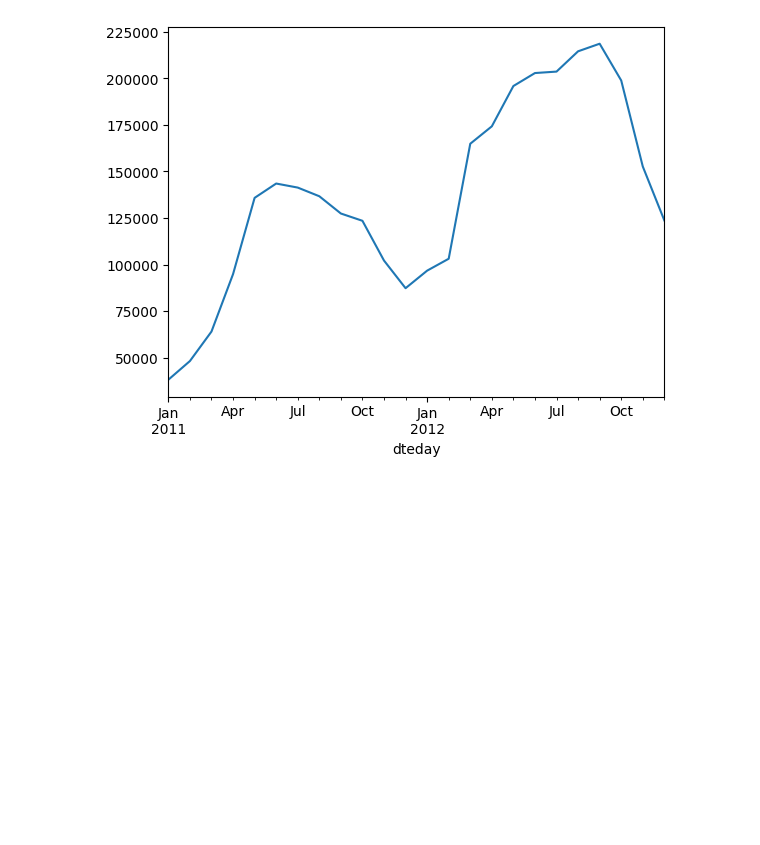
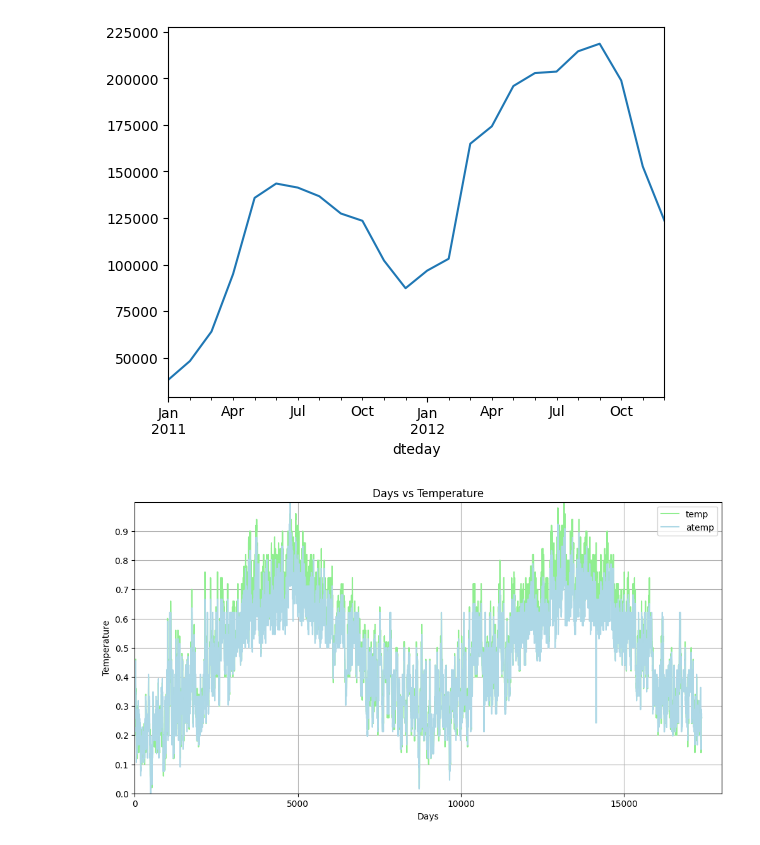
Before and after one commit to ChopinBag/cseHW, a Jupyter notebook: Practice/2-1/DS_Intro/midterm/matplot.ipynb, the cells around one changed output. Saved outputs shown, nothing was run; the diff lists cells and outputs as text; code cells hidden in the pictures; blank space fills up the shorter version.

```diff
--- a/Practice/2-1/DS_Intro/midterm/matplot.ipynb
+++ b/Practice/2-1/DS_Intro/midterm/matplot.ipynb
@@ -71,3 +72,26 @@ monthly.plot()
 plt.show()
 # %% [output]
 [figure]
+# %%
+plt.figure(figsize=(12, 6))
+
+plt.plot(df_bike['temp'], label='temp', color='lightgreen')
+plt.plot(df_bike['atemp'], label='atemp', color='lightblue')
+
+plt.xlabel('Days')
+plt.ylabel('Temperature')
+
+plt.title('Days vs Temperature')
+
+plt.xticks(np.arange(0, 17500, 5000))
+plt.yticks(np.arange(0,1,0.1))
+
+plt.grid()
+
+plt.xlim(0, 18000)
+plt.ylim(0,1)
+
+plt.legend()
+plt.show()
+# %% [output]
+[figure, added]
```
Also changed, not shown: parts of 3 cells of this notebook.
